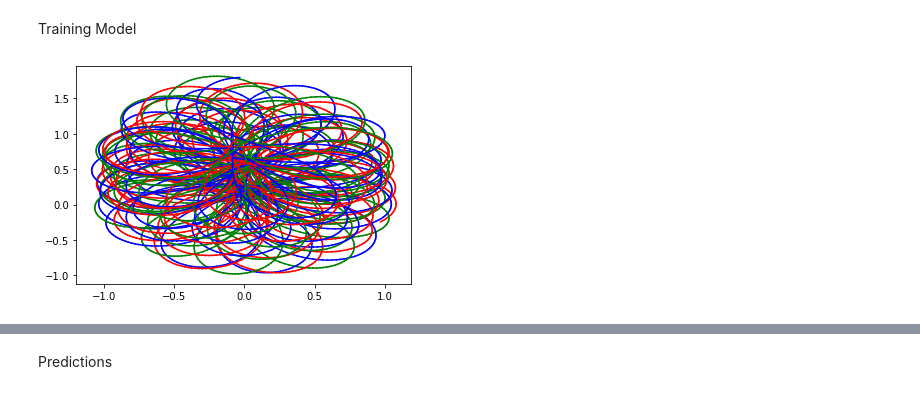
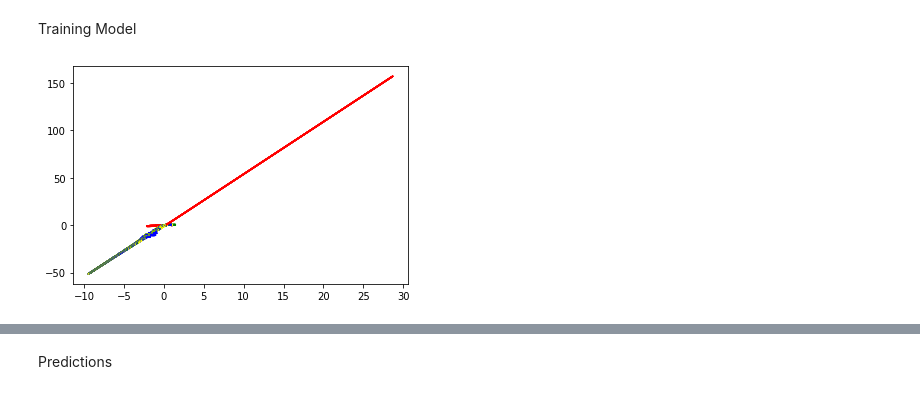
Before and after one commit to tuphr2234/ChaosPrediction, a Jupyter notebook: ThreeBodySimulation_(3).ipynb, the cells around one changed output, grey strips where cells are left out. Saved outputs shown, nothing was run; the diff lists cells and outputs as text; code cells hidden in the pictures.

```diff
--- a/ThreeBodySimulation_(3).ipynb
+++ b/ThreeBodySimulation_(3).ipynb
@@ -87,11 +96,9 @@ class Body:
     self.acceleration = F/self.mass
    # print(f" {self.name} acceleration is {self.acceleration}")
 # %%
-
 
 def simulateOnTimeStep(bodies,t,steps,interval_in_data): # bodies: list of bodies. t: timestep . steps: number of steps. interval_in_data : frequency of rows taken to dataset: if equals 1 than it is every step
   dataset = []
-  time = []
 
   for i in range(steps):
       list1=[]
@@ -99,7 +106,6 @@ def simulateOnTimeStep(bodies,t,steps,interval_in_data): # bodies: list of bodie
         list1.append(body.position)
       if i % interval_in_data ==0:
         dataset += list1
-        time.append(i * t)
 
       for i,body in enumerate(bodies):
         body.setAcceleration([b for b in bodies if b is not body])
@@ -108,12 +114,10 @@ def simulateOnTimeStep(bodies,t,steps,interval_in_data): # bodies: list of bodie
 
 
       for body in bodies:
-        #plt.plot([body.prevPosition[0],body.position[0]],[body.prevPosition[1],body.position[1]])
         body.prevPosition = body.position
-  #plt.show()
 
 
-  return np.array(dataset).reshape(steps//interval_in_data,len(bodies),2),time
+  return np.array(dataset).reshape(steps//interval_in_data,len(bodies),2)
 # %%
 def numpyToPandas(simulation,numOfBodies):
   columns = []
@@ -300,28 +270,43 @@ while True:
 # %% [markdown]
 Training Model
 # %%
-#position,velocity,mass
+#Body(position,velocity,mass,name)
 #%%timeit
 divFactor = 100
 bodies=[]
+
 bodies.append(Body([0.97000436,-0.24308753],[0.466203685,0.45236573],1,"body1"))
 bodies.append(Body([-0.97000436,0.24308753],[0.466203685,0.41236573],1,"body2"))
 bodies.append(Body([0, 0],[-0.93240737,-0.84473146],1,"body3"))
-#bodies.append(Body([2, 0.24308753],[-0.4662036850, 0.2323657300],1,"body4"))
+bodies.append(Body([0.3, 0.24308753],[0, 0],1,"body4"))
+
+
+#bodies.append(Body([0.26000000000000023,-0.16999999999999993],[0.18000000000000016,0.1499999999999999],1,"body1"))
+#bodies.append(Body([0.18000000000000016,0.14000000000000012],[0,0.33000000000000007],1,"body2"))
+#bodies.append(Body([0.18000000000000016,0.27],[0.18000000000000016,0.20000000000000018],1,"body3"))
+
+
+######
+
+# The 8 Figure motion initials
 
  #r1(0) = −r3(0) = (−0.97000436, 0.24308753);
  # r2(0) = (0,0); v1(0) = v3(0) = (0.4662036850, 0.4323657300);
  # v2(0) = (−0.93240737, −0.86473146). The values are obtained from Chenciner & Montgomery (2000).
 
+
+########
+
 numOfBodies=len(bodies)
 ##t: timestep . steps: number of steps. interval_in_data
 timestep = 0.0001 # actual seconds
 steps = 1220000
+#steps = 3000000
 interval_in_data = 500
 
-simulation1,timesteps = simulateOnTimeStep(bodies,timestep,steps,interval_in_data)
+simulation1 = simulateOnTimeStep(bodies,timestep,steps,interval_in_data)
 simulation1=simulation1.reshape(len(simulation1), numOfBodies*2 )
-saveSimulation(simulation1,numOfBodies,"N-Body Simulation")
+saveSimulation(simulation1,numOfBodies,f"{numOfBodies}-Body Simulation")
 drawSimulation(simulation1)
 # %% [output]
-[figure, old version]
+[figure, new version]
```
Also changed, not shown: parts of 26 cells of this notebook.
